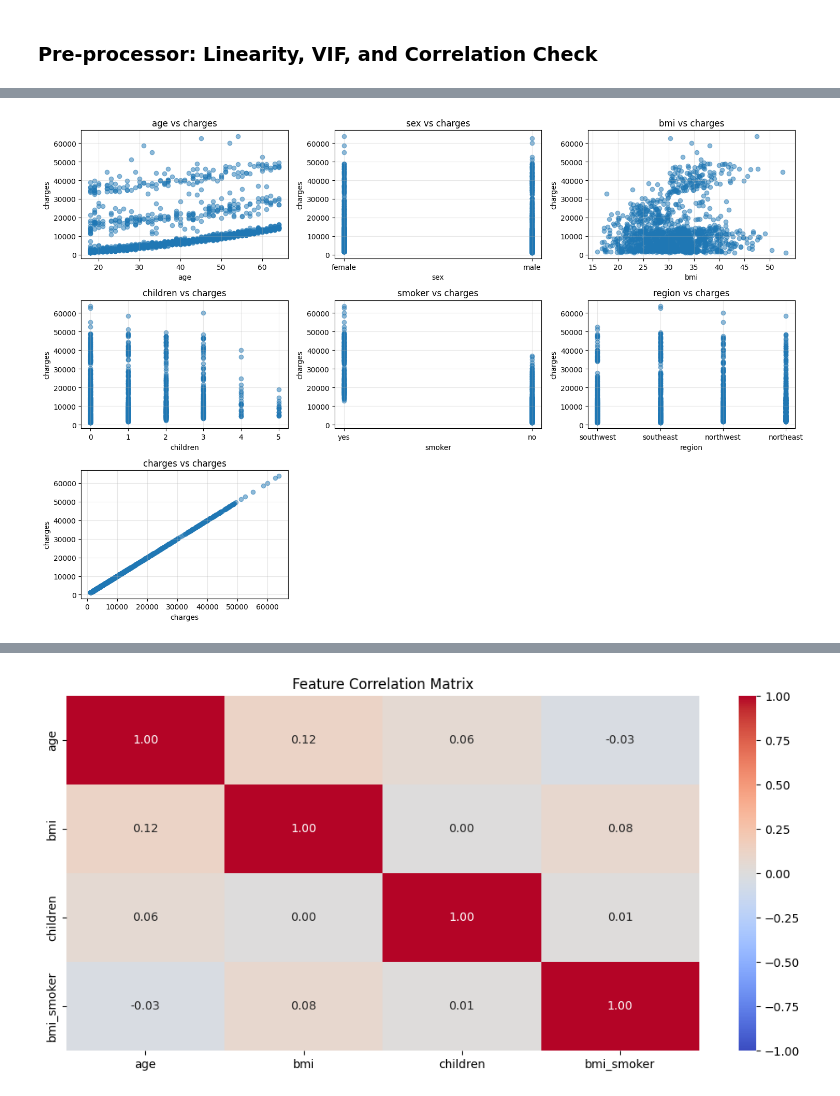
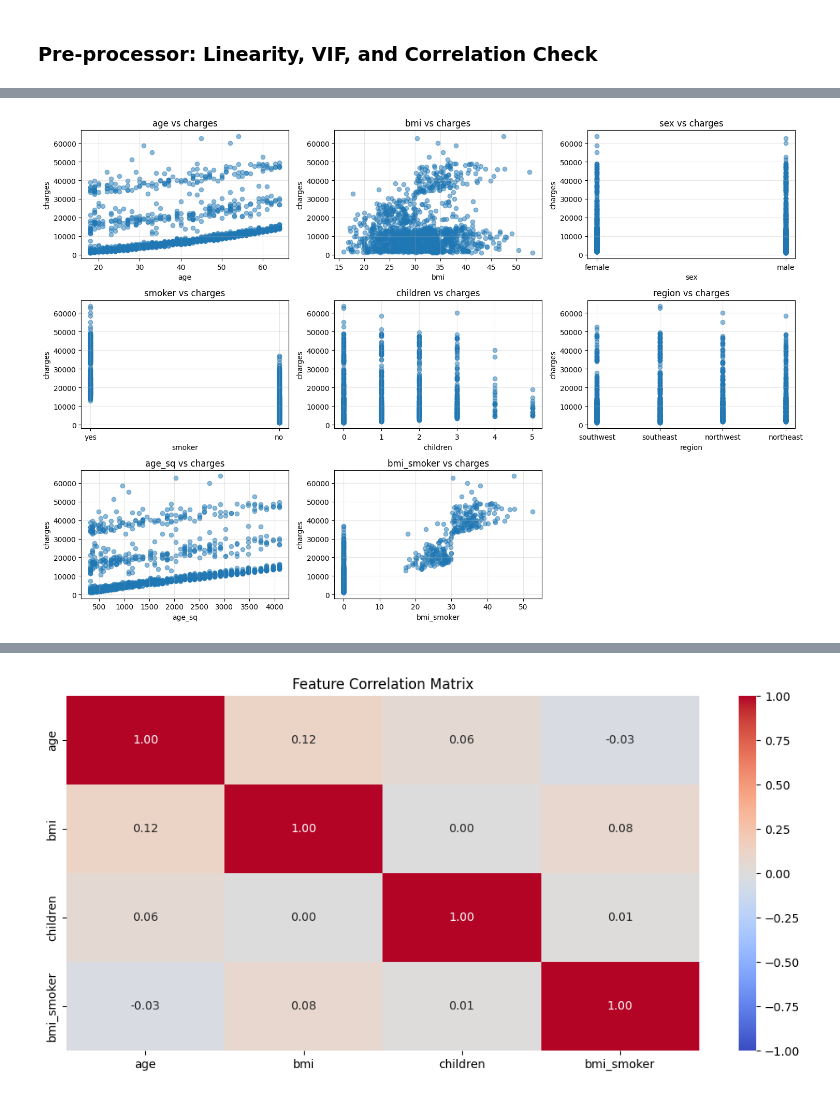
Before and after one commit to lokkenchan/linear_regression_001, a Jupyter notebook: notebooks/02_feature_engineering.ipynb, the cells around one changed output, grey strips where cells are left out. Drawn from its saved outputs; the diff is of its cells as text; code cells hidden in the pictures.

Commit message:
Added notest to regression_tests.py for linearity assumptions, and added age_sq for testing in feature engineering.

```diff
--- a/notebooks/02_feature_engineering.ipynb
+++ b/notebooks/02_feature_engineering.ipynb
@@ -115,6 +115,11 @@ def select_features(df, feature_names):
 baseline_feature_names = ["age", "bmi", "children", "smoker", "region", "sex"]
 
 # Candidate: add new features you want to test
-candidate_feature_names = ["age", "bmi", "sex", "smoker", "children", "region", "bmi_smoker"]
+candidate_feature_names = ["age", "bmi", "sex", "smoker", "children", "region", "age_sq", "bmi_smoker"]
 # %% [markdown]
 ### Pre-processor: Linearity, VIF, and Correlation Check
+# %%
+all_feat = build_features(df,candidate_feature_names)
+select_feat = select_features(all_feat,candidate_feature_names)
+preprocessor_df = pd.concat([select_feat,y],axis=1)
+preprocessor_df
@@ -121,7 +140,7 @@ candidate_feature_names = ["age", "bmi", "sex", "smoker", "children", "region",
 # %%
-plot_linearity_checks(df,df.iloc[:,:].columns.to_list(),'charges')
+plot_linearity_checks(preprocessor_df,candidate_feature_names,'charges')
 # %% [output]
-[figure, old version]
+[figure, new version]
 # %%
 # VIF test before preprocessing -- Note that VIF will be high for interaction terms.
 all_features = build_prototype_features(X_train)
```
Also changed, not shown: parts of 3 cells of this notebook, 2 other files.
